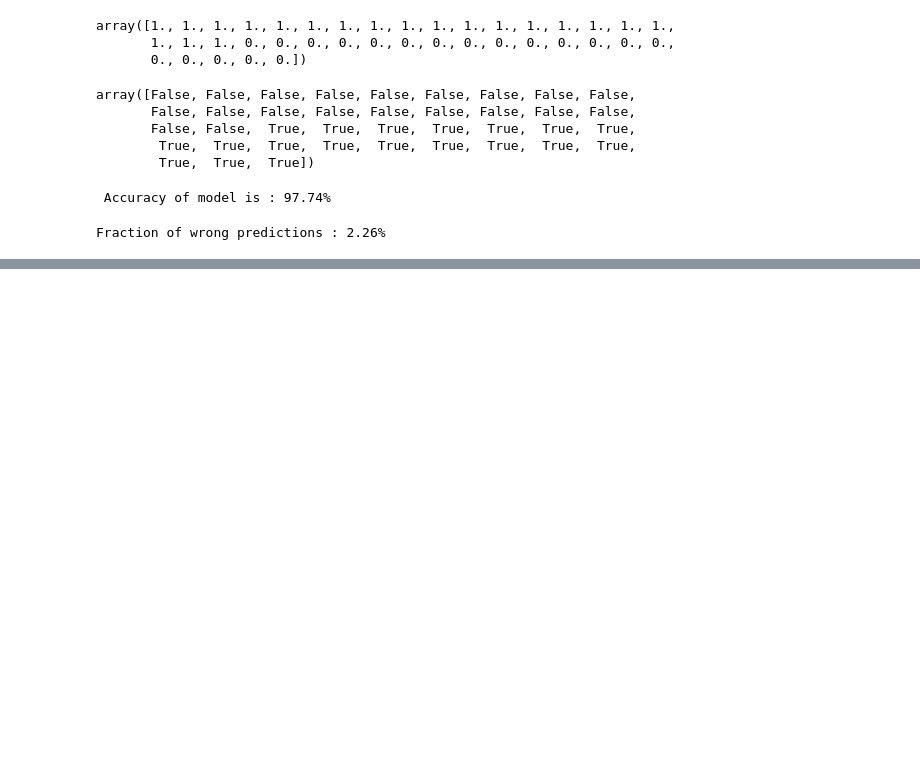
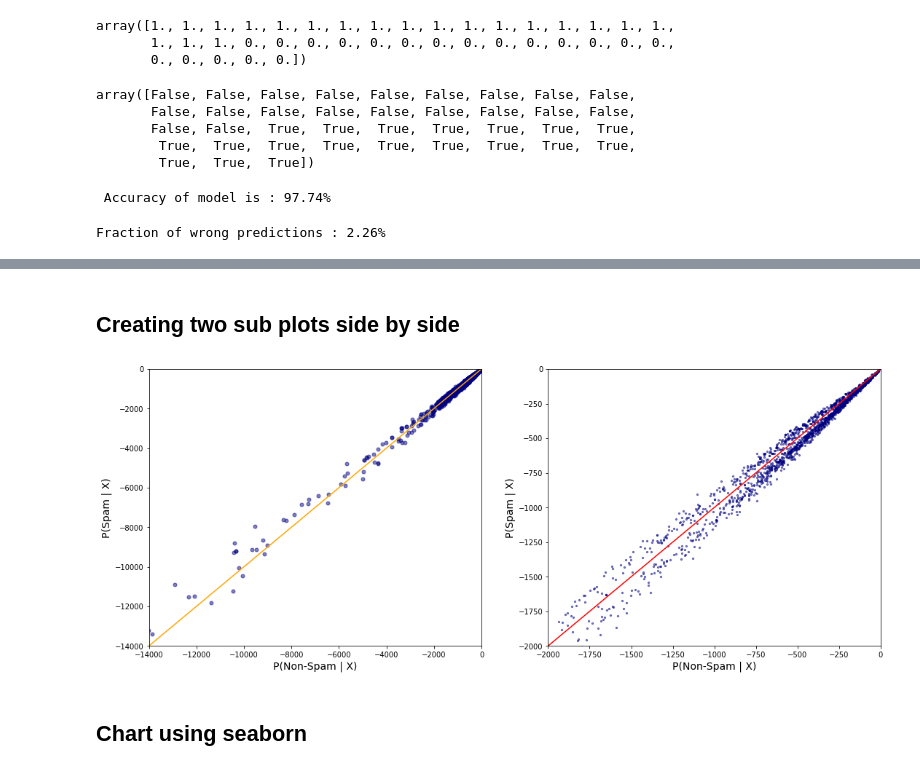
Before and after one commit to Nagaraj-U/Spam-Email-Classifier, a Jupyter notebook: Spam classifier - Testing and Evaluation.ipynb, the cells around one changed output, grey strips where cells are left out. Drawn from its saved outputs; the diff is of its cells as text; code cells hidden in the pictures; blank space fills up the shorter version.

```diff
--- a/Spam classifier - Testing and Evaluation.ipynb
+++ b/Spam classifier - Testing and Evaluation.ipynb
@@ -261,0 +305,44 @@ Fraction of wrong predictions : 2.26%
+# %% [markdown]
+## Creating two sub plots side by side
+# %%
+# Chart styling info
+
+xaxis_label = 'P(Non-Spam | X)'
+yaxis_label = 'P(Spam | X)'
+
+linedata = np.linspace(start=-14000,stop=1,num=1000) # for plotting diagonal line
+plt.figure(figsize=(18,7))
+
+#CREATING TWO SEPARATE CHARTS SIDE BY SIDE
+
+#Chart number : 1
+plt.subplot(1,2,1)  # 1:rows 2:columns 1:index
+
+plt.xlabel(xaxis_label,fontsize = 14)
+plt.ylabel(yaxis_label,fontsize=14)
+
+#Set limits
+plt.xlim([-14000,1])
+plt.ylim([-14000,1])
+
+plt.scatter(joint_log_ham,joint_log_spam,color='navy',alpha=0.5,s=25)
+plt.plot(linedata,linedata,color='orange')
+
+
+#Chart number : 2
+plt.subplot(1,2,2)
+
+plt.xlabel(xaxis_label,fontsize = 14)
+plt.ylabel(yaxis_label,fontsize=14)
+
+#Set limits
+plt.xlim([-2000,1])  # reducing limits to get clear scatters
+plt.ylim([-2000,1])
+
+plt.scatter(joint_log_ham,joint_log_spam,color='navy',alpha=0.5,s=5)
+plt.plot(linedata,linedata,color='red')
+plt.show()
+# %% [output]
+[figure, added]
+# %% [markdown]
+## Chart using seaborn
```
Also changed, not shown: parts of 20 cells of this notebook.
